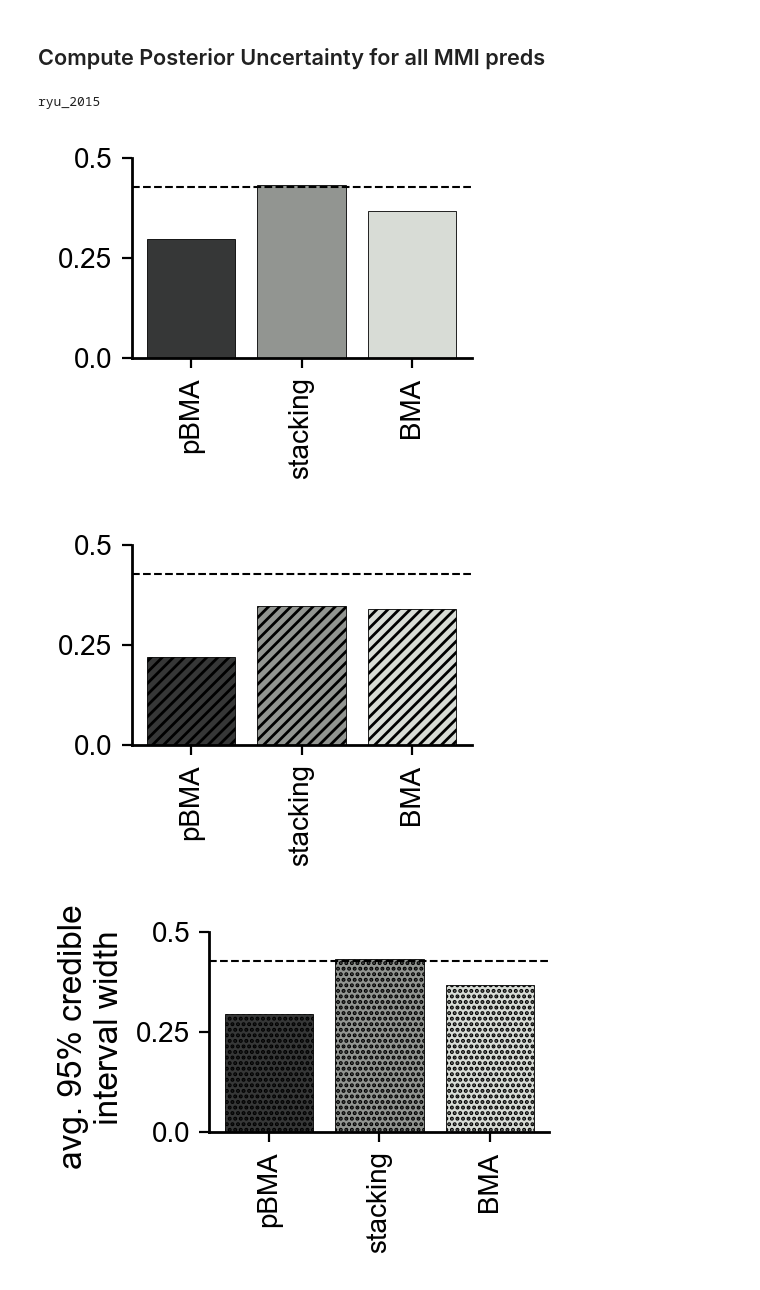
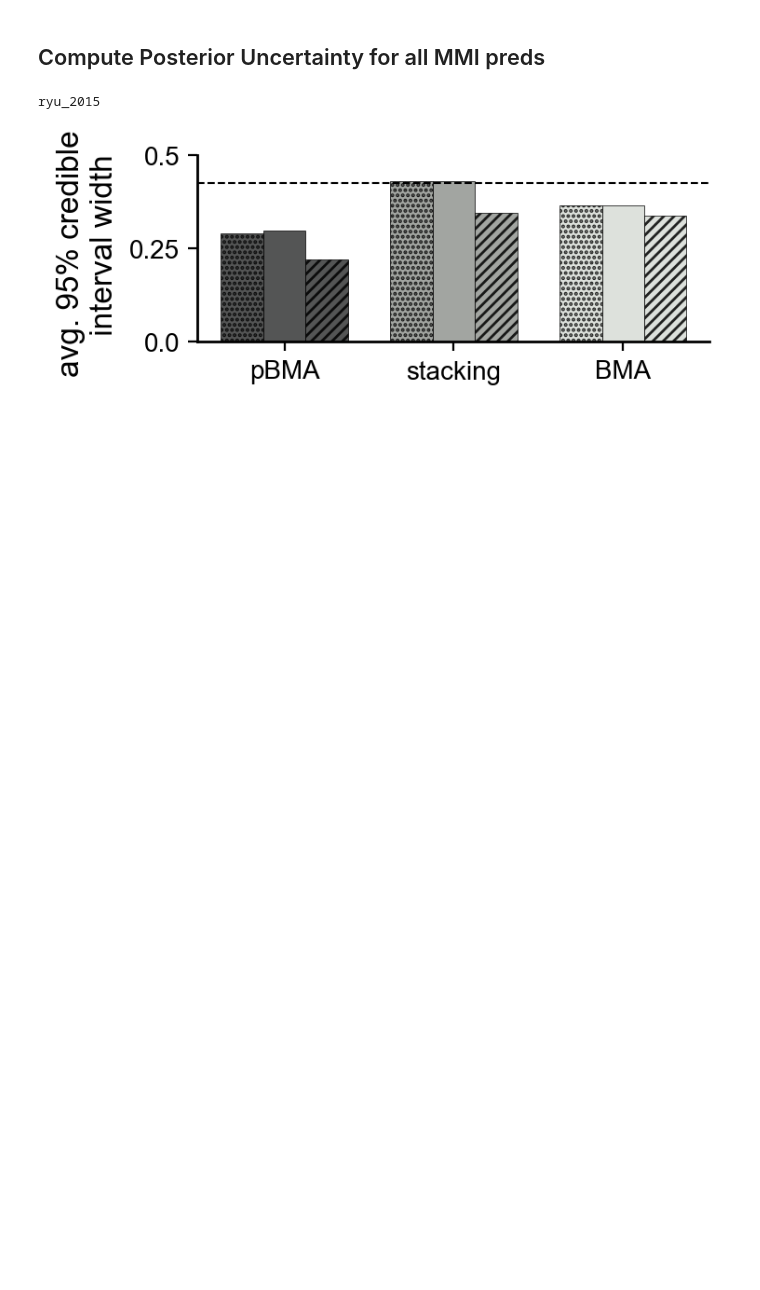
Before and after one commit to RangamaniLabUCSD/multimodel-inference, a Jupyter notebook: src/MAPK/multimodel_inference/HF96_DR_model_perturb.ipynb, the cells around one changed output. Cells and saved outputs as stored; diff of their text form; code cells hidden in the pictures; blank space fills up the shorter version.

Commit message:
remove unused code and export data for source dtaa

```diff
--- a/src/MAPK/multimodel_inference/HF96_DR_model_perturb.ipynb
+++ b/src/MAPK/multimodel_inference/HF96_DR_model_perturb.ipynb
@@ -612,51 +553,57 @@ uncert_95_ExclGood = []
 uncert_95_ExclGood.append(np.mean(np.diff(np.quantile(loo_pbma_combined_ExclGood, [0.025, 0.975], axis=0), axis=0)))
 uncert_95_ExclGood.append(np.mean(np.diff(np.quantile(loo_stack_combined_ExclGood, [0.025, 0.975], axis=0), axis=0)))
 uncert_95_ExclGood.append(np.mean(np.diff(np.quantile(loo_bma_combined_ExclGood, [0.025, 0.975], axis=0), axis=0)))
 
 # MMI w/o worst
 uncert_95_ExclBad = []
 
 uncert_95_ExclBad.append(np.mean(np.diff(np.quantile(loo_pbma_combined_ExclBad, [0.025, 0.975], axis=0), axis=0)))
 uncert_95_ExclBad.append(np.mean(np.diff(np.quantile(loo_stack_combined_ExclBad, [0.025, 0.975], axis=0), axis=0)))
 uncert_95_ExclBad.append(np.mean(np.diff(np.quantile(loo_bma_combined_ExclBad, [0.025, 0.975], axis=0), axis=0)))
 
-# make a plot for all models
-f0, a0 = make_bar_plot(uncert_95_all,['pBMA', 'stacking', 'BMA'],
-                       [colors[-3], colors[-2], colors[-1]],None,
-                        None,[0.0, 0.25, 0.5], ['0.0', '0.25', '0.5'],
-                        line_qoi=min(uncert_95_models_all), width=1.7, height=1.)
+# # make a plot for all models
+# f0, a0 = make_bar_plot(uncert_95_all,['pBMA', 'stacking', 'BMA'],
+#                        [colors[-3], colors[-2], colors[-1]],None,
+#                         None,[0.0, 0.25, 0.5], ['0.0', '0.25', '0.5'],
+#                         line_qoi=min(uncert_95_models_all), width=1.7, height=1.)
 
-f0.savefig('../../../results/MAPK/mmi/HF96_DR/mmi_uncert_95.pdf', transparent=True)
+# f0.savefig('../../../results/MAPK/mmi/HF96_DR/mmi_uncert_95.pdf', transparent=True)
 
-# make a plot for ExclGood models
-f1, a1 = make_bar_plot(uncert_95_ExclGood,['pBMA', 'stacking', 'BMA'],
-                       [colors[-3], colors[-2], colors[-1]],'//////',
-                        None, [0.0, 0.25, 0.5], ['0.0', '0.25', '0.5'],
-                        line_qoi=min(uncert_95_models_all), width=1.7, height=1.)
+# # make a plot for ExclGood models
+# f1, a1 = make_bar_plot(uncert_95_ExclGood,['pBMA', 'stacking', 'BMA'],
+#                        [colors[-3], colors[-2], colors[-1]],'//////',
+#                         None, [0.0, 0.25, 0.5], ['0.0', '0.25', '0.5'],
+#                         line_qoi=min(uncert_95_models_all), width=1.7, height=1.)
 
-f1.savefig('../../../results/MAPK/mmi/HF96_DR/ExclGood_mmi_uncert_95.pdf', transparent=True)
+# f1.savefig('../../../results/MAPK/mmi/HF96_DR/ExclGood_mmi_uncert_95.pdf', transparent=True)
 
-# make a plot for ExclBad models
-f2, a2 = make_bar_plot(uncert_95_ExclBad,['pBMA', 'stacking', 'BMA'],
-                       [colors[-3], colors[-2], colors[-1]],'......',
-                        'avg. 95% credible \n interval width', [0.0, 0.25, 0.5], ['0.0', '0.25', '0.5'],
-                        line_qoi=min(uncert_95_models_all), width=1.7, height=1.)
+# # make a plot for ExclBad models
+# f2, a2 = make_bar_plot(uncert_95_ExclBad,['pBMA', 'stacking', 'BMA'],
+#                        [colors[-3], colors[-2], colors[-1]],'......',
+#                         'avg. 95% credible \n interval width', [0.0, 0.25, 0.5], ['0.0', '0.25', '0.5'],
+#                         line_qoi=min(uncert_95_models_all), width=1.7, height=1.)
 
-f2.savefig('../../../results/MAPK/mmi/HF96_DR/ExclBad_mmi_uncert_95.pdf', transparent=True)
+# f2.savefig('../../../results/MAPK/mmi/HF96_DR/ExclBad_mmi_uncert_95.pdf', transparent=True)
 
 
 f3, a3 = make_grouped_bar([uncert_95_ExclBad, uncert_95_all, uncert_95_ExclGood],
                           ['pBMA', 'stacking', 'BMA'],
                           [colors[-3], colors[-2], colors[-1]],
                           ['......', None, '//////'], 'avg. 95% credible \n interval width',
                           [0.0, 0.25, 0.5], ['0.0', '0.25', '0.5'],
                         line_qoi=min(uncert_95_models_all), width=2.75, height=1.)
 
 print(model_names_all[np.argmin(uncert_95_models_all)])
 
 f3.savefig('../../../results/MAPK/mmi/HF96_DR/mmi_uncert_95.pdf', transparent=True)
+
+# export data to csv
+uncert_df = pd.DataFrame({
+    'exclude_bad': {model:uncert_95_ExclBad[i] for i, model in enumerate(['pBMA', 'stacking', 'BMA'])},
+    'exclude_good': {model:uncert_95_ExclGood[i] for i, model in enumerate(['pBMA', 'stacking', 'BMA'])},
+    'all': {model:uncert_95_all[i] for i, model in enumerate(['pBMA', 'stacking', 'BMA'])}
+}).T
+uncert_df.to_csv('../../../results/MAPK/mmi/HF96_DR/mmi_uncert_95.csv', index=True)
 # %% [output]
 ryu_2015
-[figure, old version]
+[figure, new version]
-[figure, removed]
-[figure, removed]
```
Also changed, not shown: parts of 6 cells of this notebook.
